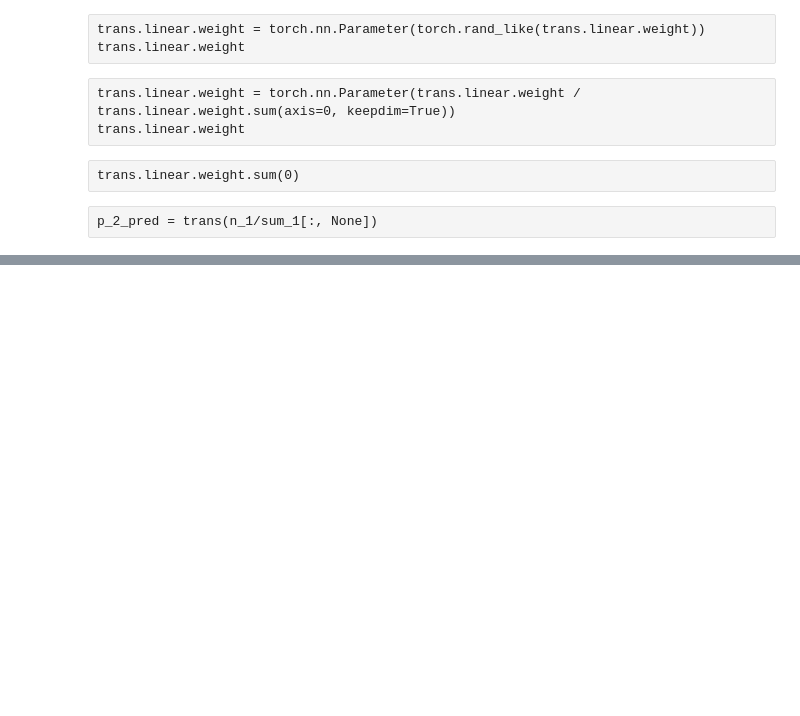
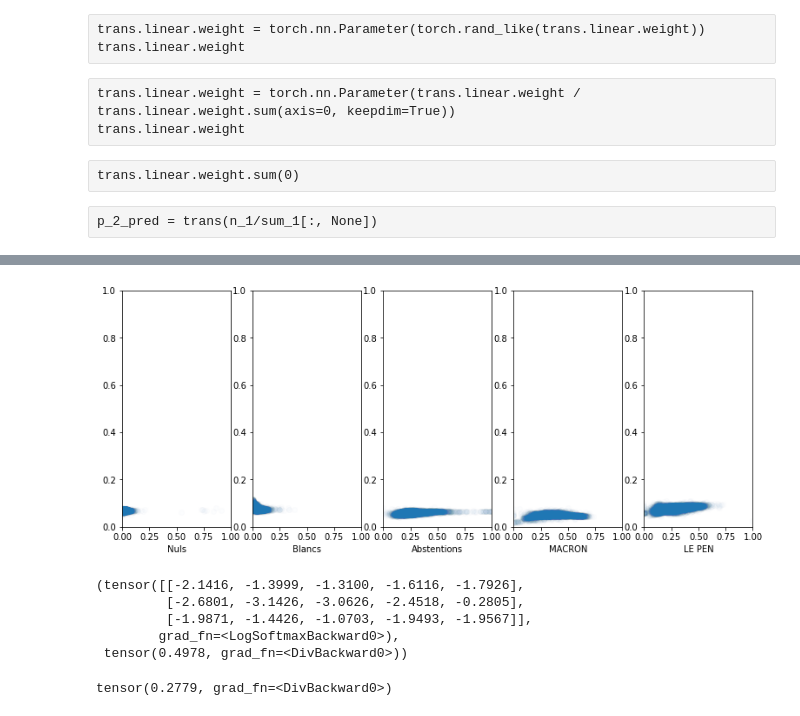
Before and after one commit to laurentperrinet/2022-05-04_transfert-des-voix, a Jupyter notebook: 2022-05-04_transfert-des-voix.ipynb, the cells around one changed output, grey strips where cells are left out. Saved outputs shown, nothing was run; the diff lists cells and outputs as text; code cells hidden in the pictures; blank space fills up the shorter version.

```diff
--- a/2022-05-04_transfert-des-voix.ipynb
+++ b/2022-05-04_transfert-des-voix.ipynb
@@ -314,5 +459,5 @@ df_2.drop(df_1.loc[df_1.sum(axis=1)==0].index, inplace=True)
 # %%
-df_1.drop(df_2.loc[df_2.sum(axis=1)==0].index, inplace=True)
+df_1.drop(df_1.loc[df_2.sum(axis=1)==0].index, inplace=True)
 df_2.drop(df_2.loc[df_2.sum(axis=1)==0].index, inplace=True)
 # %%
 (df_1.sum(axis=1)==0).sum(), (df_2.sum(axis=1)==0).sum()
@@ -463,11 +726,11 @@ trans.linear.weight.sum(0)
 # %% [raw]
 p_2_pred = trans(n_1/sum_1[:, None])
 # %%
-learning_rate = 0.005
+learning_rate = 0.05
 beta1, beta2 = 0.9, 0.999
 betas = (beta1, beta2)
-num_epochs = 2 ** 9 + 1
-batch_size = 32
+num_epochs = 2 ** 5 + 1
+batch_size = 128
 amsgrad = False # gives similar results
 amsgrad = True  # gives similar results
 
@@ -497,7 +760,7 @@ def fit_data(
     # Random split
     train_set_size = int(len(dataset) * split_ratio)
     test_set_size = len(dataset) - train_set_size
-    train_set, valid_set = random_split(dataset, [train_set_size, test_set_size], generator=torch.Generator().manual_seed(seed))
+    train_set, test_set = random_split(dataset, [train_set_size, test_set_size], generator=torch.Generator().manual_seed(seed))
     train_loader = DataLoader(train_set, batch_size=batch_size, shuffle=True)
 
     # apprentissage
@@ -514,7 +777,7 @@ def fit_data(
 
             p_2_pred = trans(n_1/sum_1[:, None])
 
-            print(p_2_pred.shape, p_2_pred.min(), p_2_pred.max())
+            #print(p_2_pred.shape, p_2_pred.min(), p_2_pred.max())
             loss = criterion(p_2_pred, n_2/sum_2[:, None])#, weights=sum_1/sum_1.sum())
 
             optimizer.zero_grad()
@@ -526,9 +789,19 @@ def fit_data(
                 trans.M = torch.nn.Parameter(trans.M / trans.M.sum(axis=0, keepdim=True))
 
 
-        if verbose and (epoch % (num_epochs // 32) == 0):
-            print(f"Iteration: {epoch} - Loss: {np.sum(losses)/len(theta):.5f}")
+        if verbose: # and (epoch % (num_epochs // 1024) == 0):
+            print(f"Iteration: {epoch} - Loss: {np.sum(losses):.5f}")
 
-    return trans, losses
+    #n_1, n_2
+    # Test
+    #trans.eval()
+    with torch.no_grad():
+        n_1, n_2 = dataset[test_set.indices]
+        sum_1, sum_2 = n_1.sum(axis=1), n_2.sum(axis=1)
+        p_2 = n_2/sum_2[:, None]
+        p_1 = n_1/sum_1[:, None]
+        p_2_pred = trans(p_1)
+
+    return trans, losses, p_1, p_2, p_2_pred
 # %%
-trans, losses = fit_data(df_1, df_2)
+trans, losses, p_1, p_2, p_2_pred = fit_data(df_1, df_2, verbose=True)
@@ -535,7 +825,0 @@ trans, losses = fit_data(df_1, df_2)
-# %%
-n_1, n_2
-# Test
-trans.eval()
-n_1, n_2 = dataset[test_set.indices]
-p_2_pred = trans(n_1/sum_1[:, None])
-loss = criterion(p_2_pred, n_2/sum_2[:, None], weights=sum_1/sum_1.sum())
@@ -541,0 +835,10 @@ loss = criterion(p_2_pred, n_2/sum_2[:, None], weights=sum_1/sum_1.sum())
+# %%
+fig, axs = plt.subplots(1, N_2eme, figsize=(13, 5))
+for i_col, candidat in enumerate(df_2.columns):
+    #print(candidat)
+    axs[i_col].scatter(p_2[:,i_col], p_2_pred[:,i_col], alpha=.01)
+    axs[i_col].set_xlabel(candidat)
+    axs[i_col].set_xlim(0, 1)
+    axs[i_col].set_ylim(0, 1)
+# %% [output]
+[figure, added]
@@ -541,0 +849,21 @@ loss = criterion(p_2_pred, n_2/sum_2[:, None], weights=sum_1/sum_1.sum())
+# %%
+kl_loss = torch.nn.KLDivLoss(reduction="batchmean")
+# input should be a distribution in the log space
+x = F.log_softmax(torch.randn(3, 5, requires_grad=True))
+# Sample a batch of distributions. Usually this would come from the dataset
+target = F.softmax(torch.rand(3, 5))
+output = kl_loss(input, target)
+x, output
+# %% [output]
+(tensor([[-2.1416, -1.3999, -1.3100, -1.6116, -1.7926],
+         [-2.6801, -3.1426, -3.0626, -2.4518, -0.2805],
+         [-1.9871, -1.4426, -1.0703, -1.9493, -1.9567]],
+        grad_fn=<LogSoftmaxBackward0>),
+ tensor(0.4978, grad_fn=<DivBackward0>))
+# %%
+kl_loss = torch.nn.KLDivLoss(reduction="batchmean", log_target=True)
+log_target = F.log_softmax(torch.rand(3, 5))
+output = kl_loss(x, log_target)
+output
+# %% [output]
+tensor(0.2779, grad_fn=<DivBackward0>)
```
Also changed, not shown: parts of 65 cells of this notebook.
